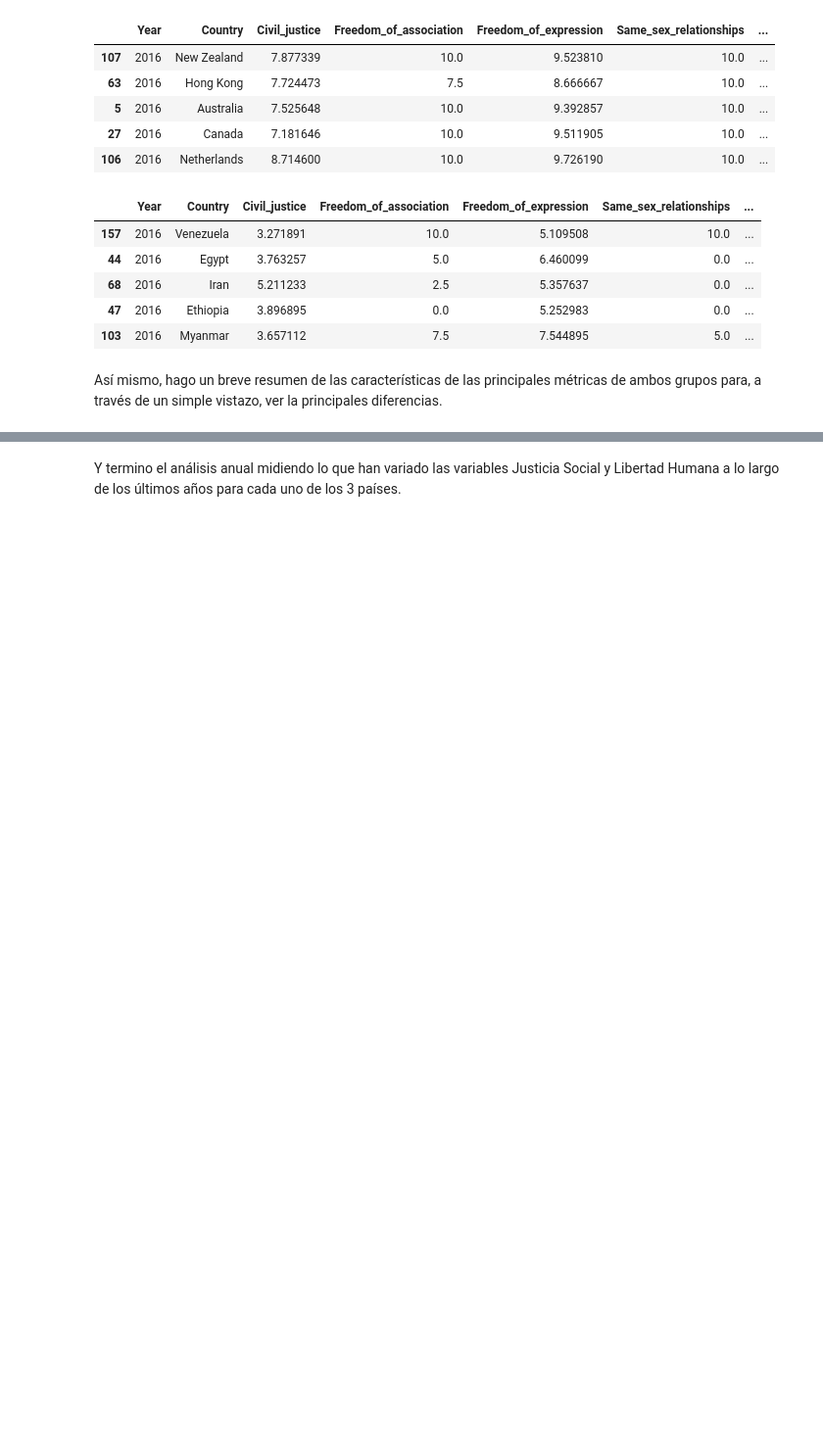
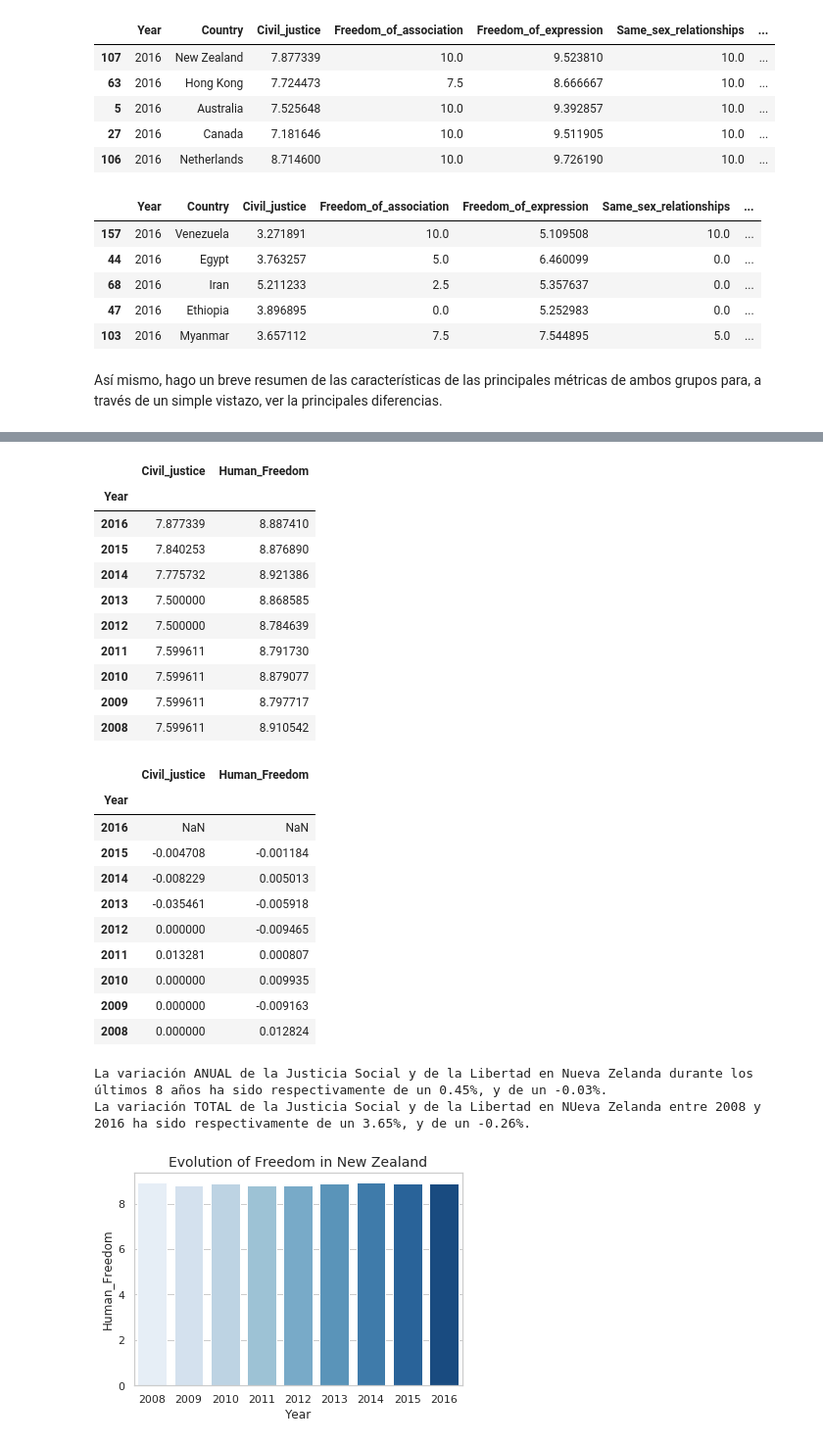
Before and after one commit to alejandroperela/datamad0119, a Jupyter notebook: module-1/pipelines-project/your-code/Code.ipynb, the cells around one changed output, grey strips where cells are left out. Shown at 98% size. Cells and saved outputs as stored; diff of their text form; code cells hidden in the pictures; blank space fills up the shorter version.

```diff
--- a/module-1/pipelines-project/your-code/Code.ipynb
+++ b/module-1/pipelines-project/your-code/Code.ipynb
@@ -287,2 +204,49 @@ stats_venezuela.pct_change()
-# %% [markdown]
-Y termino el análisis anual midiendo lo que han variado las variables Justicia Social y Libertad Humana a lo largo de los últimos años para cada uno de los 3 países.
+# %%
+data_new_zealand = data[(data['Country']=='New Zealand')]
+data_new_zealand = data_new_zealand.sort_values(by='Year', ascending=False)
+
+columns_analysis = ['Year', 'Civil_justice', 'Human_Freedom']
+stats_new_zealand = data_new_zealand[columns_analysis]
+stats_new_zealand = stats_new_zealand.set_index('Year')
+
+display(stats_new_zealand)
+display(stats_new_zealand.pct_change())
+
+title = 'Evolution of Freedom in New Zealand'
+sns.set(style="whitegrid")
+zea_freedom = sns.barplot(x="Year", y="Human_Freedom", data=data_new_zealand, palette="Blues")
+plt.title(title, fontsize=14)
+
+zea_civil_year = ((stats_new_zealand.loc[2016, 'Civil_justice']/stats_new_zealand.loc[2008, 'Civil_justice'])**(1/8)-1)*100
+zea_civil = ((stats_new_zealand.loc[2016, 'Civil_justice']/stats_new_zealand.loc[2008, 'Civil_justice'])-1)*100
+zea_freedom_year = ((stats_new_zealand.loc[2016, 'Human_Freedom']/stats_new_zealand.loc[2008, 'Human_Freedom'])**(1/8)-1)*100
+zea_freedom = ((stats_new_zealand.loc[2016, 'Human_Freedom']/stats_new_zealand.loc[2008, 'Human_Freedom'])-1)*100
+
+print("La variación ANUAL de la Justicia Social y de la Libertad en Nueva Zelanda durante los últimos 8 años ha sido respectivamente de un " + str(round(zea_civil_year, 2)) + "%, y de un " + str(round(zea_freedom_year, 2)) + "%.")
+print("La variación TOTAL de la Justicia Social y de la Libertad en NUeva Zelanda entre 2008 y 2016 ha sido respectivamente de un " + str(round(zea_civil, 2)) + "%, y de un " + str(round(zea_freedom, 2)) + "%.")
+# %% [output]
+|  | Civil_justice | Human_Freedom |
+| Year |  |  |
+| 2016 | 7.877339 | 8.887410 |
+| 2015 | 7.840253 | 8.876890 |
+| 2014 | 7.775732 | 8.921386 |
+| 2013 | 7.500000 | 8.868585 |
+| 2012 | 7.500000 | 8.784639 |
+| 2011 | 7.599611 | 8.791730 |
+| 2010 | 7.599611 | 8.879077 |
+| 2009 | 7.599611 | 8.797717 |
+| 2008 | 7.599611 | 8.910542 |
+|  | Civil_justice | Human_Freedom |
+| Year |  |  |
+| 2016 | NaN | NaN |
+| 2015 | -0.004708 | -0.001184 |
+| 2014 | -0.008229 | 0.005013 |
+| 2013 | -0.035461 | -0.005918 |
+| 2012 | 0.000000 | -0.009465 |
+| 2011 | 0.013281 | 0.000807 |
+| 2010 | 0.000000 | 0.009935 |
+| 2009 | 0.000000 | -0.009163 |
+| 2008 | 0.000000 | 0.012824 |
+La variación ANUAL de la Justicia Social y de la Libertad en Nueva Zelanda durante los últimos 8 años ha sido respectivamente de un 0.45%, y de un -0.03%.
+La variación TOTAL de la Justicia Social y de la Libertad en NUeva Zelanda entre 2008 y 2016 ha sido respectivamente de un 3.65%, y de un -0.26%.
+[figure, added]
```
Also changed, not shown: parts of 16 cells of this notebook.
